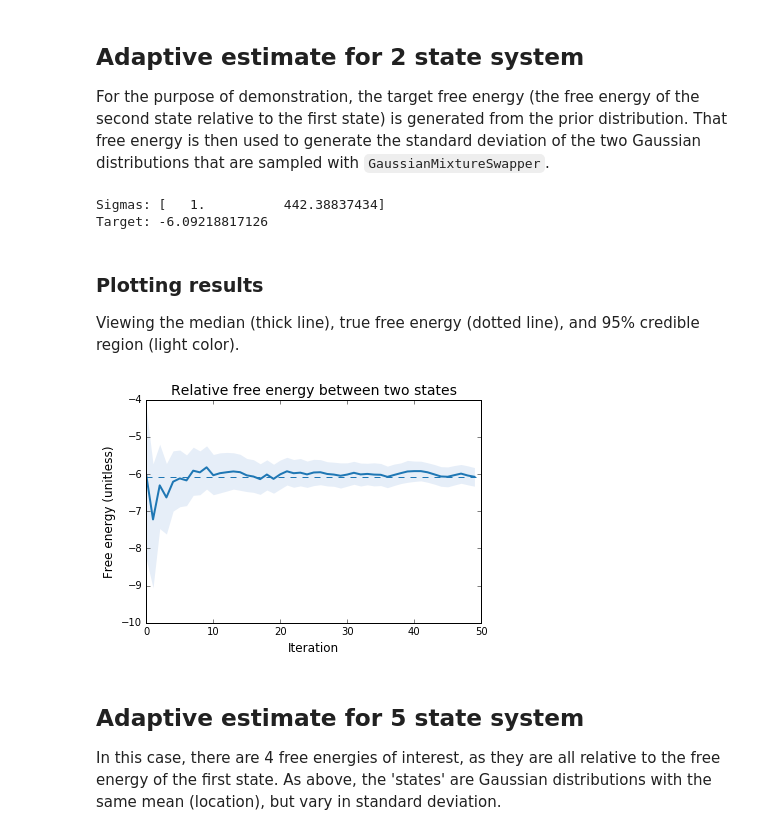
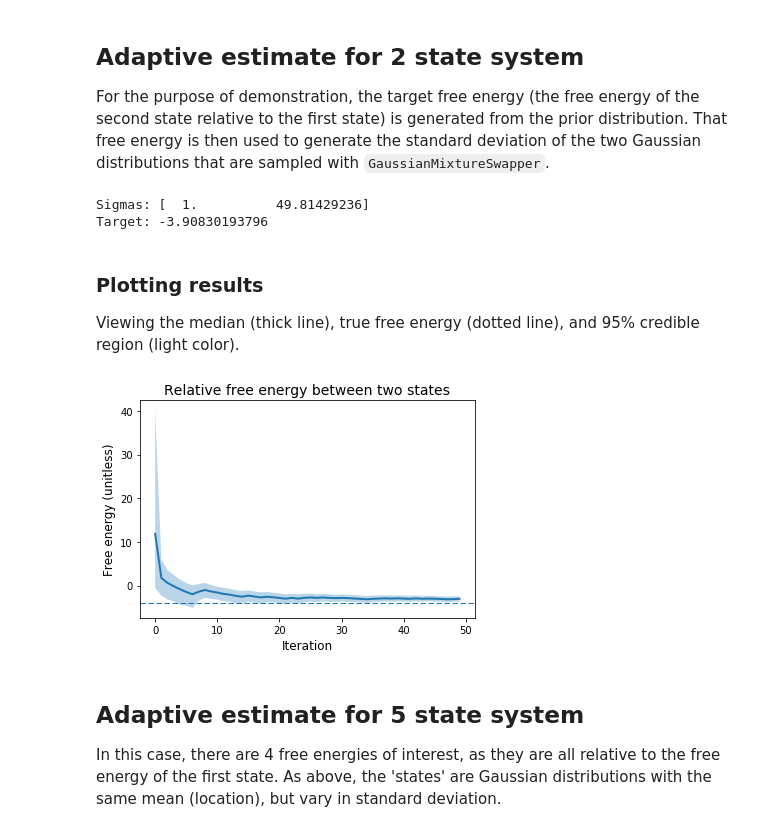
Before and after one commit to choderalab/bayesian-free-energies, a Jupyter notebook: bams/gaussian_mixtures_example/Example_Multistate_Adaptation.ipynb, the cells around one changed output. Drawn from its saved outputs; the diff is of its cells as text; code cells hidden in the pictures.

```diff
--- a/bams/gaussian_mixtures_example/Example_Multistate_Adaptation.ipynb
+++ b/bams/gaussian_mixtures_example/Example_Multistate_Adaptation.ipynb
@@ -14,9 +14,10 @@ This notebook demostrates the functionality of the `BayesAdaptor` class, which p
 # %%
 # Defining the prior information.
 prior = 'gaussian'    # Choice is between 'gaussian' and 'cauchy'
-spread = 2.0
+spread = 20.0
 location = -5.0
 
+f_range = 10
 # The zeta sampling scheme
 method = 'map'  # Use the MAP estimate of the free energy to select the next biasing potential
 logistic = False
@@ -25,9 +26,8 @@ logistic = False
 ncycles = 50
 
 # Number of iterations and data thinning from Gaussian mixture sampling
-niterations = 250
-save_freq = 50
-print 'Total number of counts per cycle:', niterations/save_freq
+niterations = 1
+save_freq = 1
 
 # Emcee parameters for sampling from the posterior distribution of free energies
 nmoves = 1000
@@ -40,16 +38,18 @@ Total number of counts per cycle: 5
 For the purpose of demonstration, the target free energy (the free energy of the second state relative to the first state) is generated from the prior distribution. That free energy is then used to generate the standard deviation of the two Gaussian distributions that are sampled with `GaussianMixtureSwapper`.
 # %%
 # Generating the target free energy from the prior
-f_true = -np.absolute(gen_free_energy(prior, spread, location, size=1))
+f_true = -np.random.uniform(low=-f_range/2.0, high=f_range/2.0, size=2)
+f_true -= f_true[0]
 sigmas = gen_sigmas(1.0, f_true)
-print 'Sigmas:', sigmas
-print 'Target:', f_true[0]
+f_true = [f_true[1]]
+print('Sigmas:', sigmas)
+print('Target:', f_true[0])
 # %% [output]
-Sigmas: [   1.          442.38837434]
-Target: -6.09218817126
+Sigmas: [  1.          49.81429236]
+Target: -3.90830193796
 # %%
 # The initial biasing potential and counts
-zetas = [[0.0, gen_free_energy(prior, spread, location, size=1)[0]]]
+zetas = [[0.0,0.0]]
 counts = []
 
 # Pre-assigment for data collection
@@ -60,7 +60,7 @@ upperq = []
 for i in range(ncycles):
     # Sample from mixture
     sampler = GaussianMixtureSampler(sigmas=sigmas, zetas=zetas[i])
-    sampler.sample_mixture(niterations=niterations, save_freq=save_freq)
+    sampler.sample(niterations=niterations, save_freq=save_freq)
     counts.append(sampler.state_counter)
     # Sample from the posterior
     adaptor = BayesAdaptor(zetas=np.array(zetas), counts=np.array(counts), prior=prior, spread=spread, location=location)
@@ -80,16 +80,16 @@ Viewing the median (thick line), true free energy (dotted line), and 95% credibl
 # %%
 x = range(len(median))
 color = 0
 plt.clf()
-plt.plot(x, median, color=tableau4[color], lw=2)
-plt.axhline(y = f_true, color=tableau4[color], ls='--', lw=1)
-plt.fill_between(x,lowerq, upperq, facecolor=tableau4_light[color], linewidth=0, alpha=0.3, interpolate=True)
+plt.plot(x, median, lw=2)
+plt.axhline(y = f_true, ls='--', lw=1)
+plt.fill_between(x,lowerq, upperq, linewidth=0, alpha=0.3, interpolate=True)
 plt.title('Relative free energy between two states', fontsize=14)
 plt.xlabel('Iteration', fontsize=12)
 plt.ylabel('Free energy (unitless)', fontsize=12)
 plt.show()
 # %% [output]
-[figure, old version]
+[figure, new version]
 # %% [markdown]
 ## Adaptive estimate for 5 state system
 In this case, there are 4 free energies of interest, as they are all relative to the free energy of the first state. As above, the 'states' are Gaussian distributions with the same mean (location), but vary in standard deviation.
```
Also changed, not shown: parts of 2 cells of this notebook, 9 other files.
